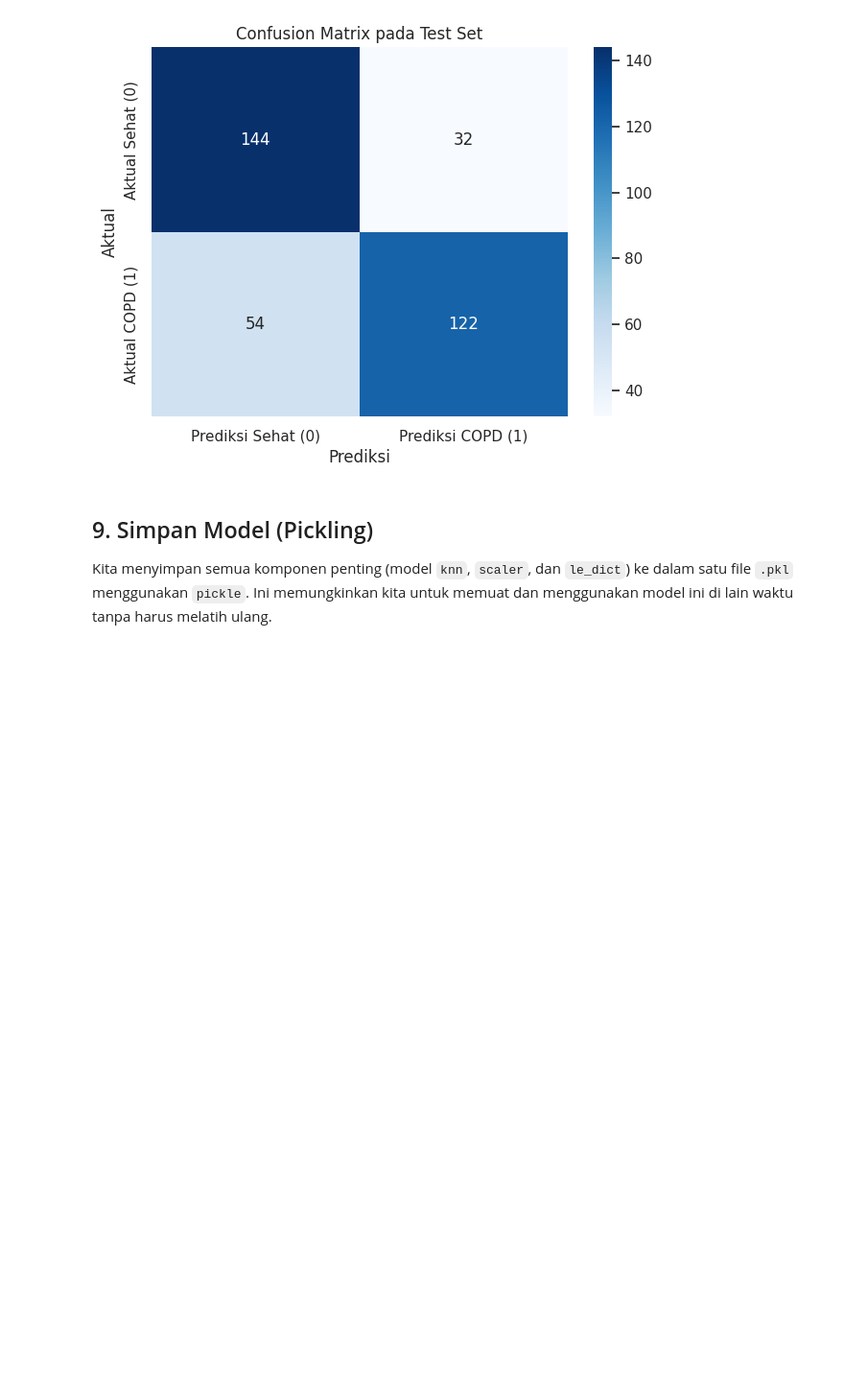
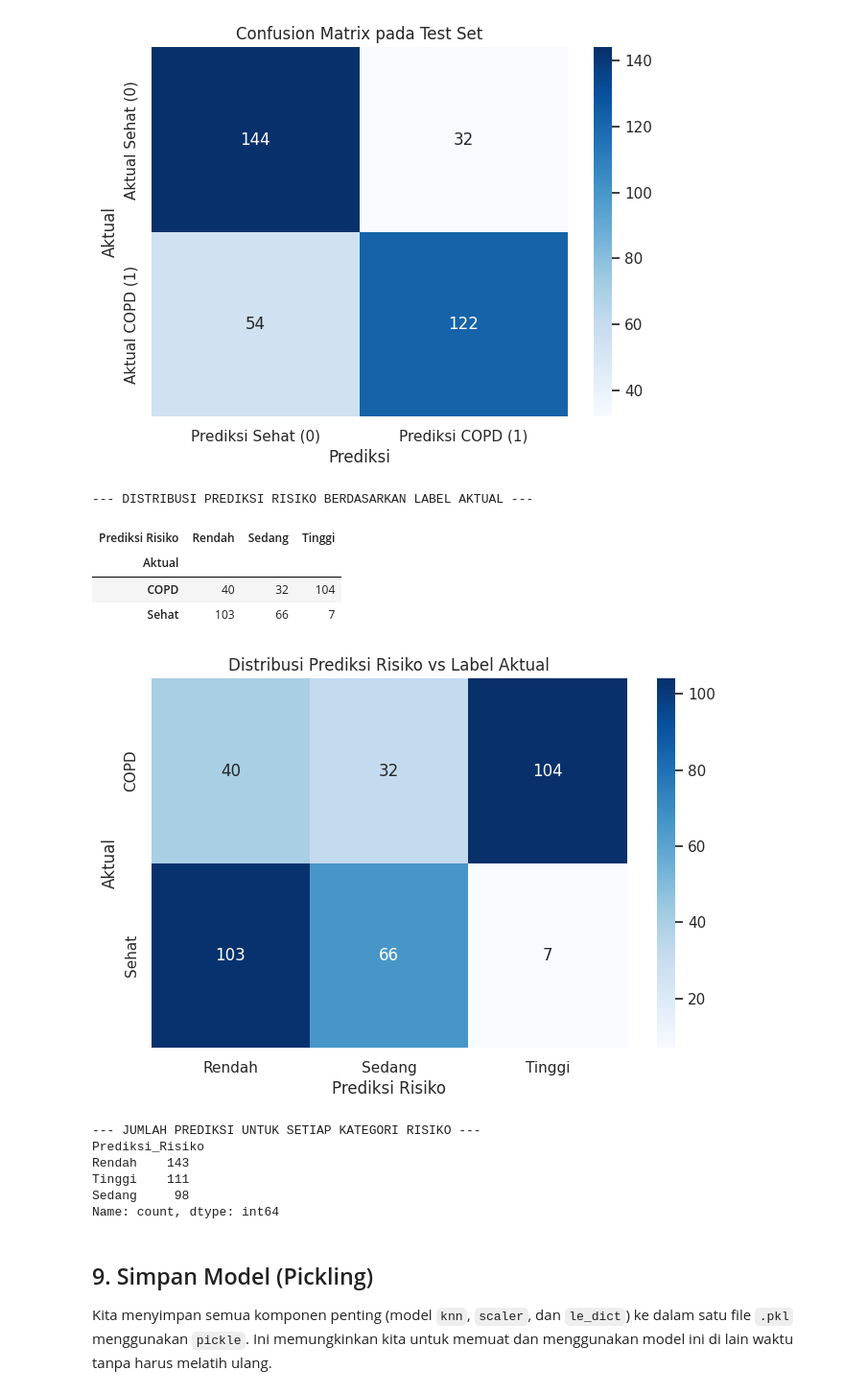
Before and after one commit to oxygenix25/oxygenix, a Jupyter notebook: ppok.ipynb, the cells around one changed output. Shown at 96% size. Drawn from its saved outputs; the diff is of its cells as text; code cells hidden in the pictures; blank space fills up the shorter version.

```diff
--- a/ppok.ipynb
+++ b/ppok.ipynb
@@ -39,7 +39,7 @@ warnings.filterwarnings('ignore')
 # %% [markdown]
 ## 2. Load Dataset
 # %%
-df = pd.read_csv('ppok1.csv')
+df = pd.read_csv('ppok.csv')
 
 df.head()
 # %% [output]
@@ -405,6 +405,57 @@ plt.xlabel('Prediksi')
 plt.show()
 # %% [output]
 [figure]
+# %%
+y_pred_proba = knn.predict_proba(X_test_scaled)
+
+low_risk_threshold = 0.33
+medium_risk_threshold = 0.66
+
+predicted_risk_labels = []
+for prob in y_pred_proba:
+    prob_copd = prob[1]
+    if prob_copd < low_risk_threshold:
+        predicted_risk_labels.append("Rendah")
+    elif prob_copd < medium_risk_threshold:
+        predicted_risk_labels.append("Sedang")
+    else:
+        predicted_risk_labels.append("Tinggi")
+
+results_df = pd.DataFrame({
+    'Aktual': y_test,
+    'Prediksi_Risiko': predicted_risk_labels
+})
+
+results_df['Aktual_Label'] = results_df['Aktual'].map({0: 'Sehat', 1: 'COPD'})
+
+risk_confusion_matrix = pd.crosstab(results_df['Aktual_Label'], results_df['Prediksi_Risiko'],
+                                    rownames=['Aktual'], colnames=['Prediksi Risiko'])
+
+print("--- DISTRIBUSI PREDIKSI RISIKO BERDASARKAN LABEL AKTUAL ---")
+display(risk_confusion_matrix)
+
+plt.figure(figsize=(8, 5))
+sns.heatmap(risk_confusion_matrix, annot=True, fmt='d', cmap='Blues')
+plt.title('Distribusi Prediksi Risiko vs Label Aktual')
+plt.xlabel('Prediksi Risiko')
+plt.ylabel('Aktual')
+plt.show()
+
+print("\n--- JUMLAH PREDIKSI UNTUK SETIAP KATEGORI RISIKO ---")
+print(results_df['Prediksi_Risiko'].value_counts())
+# %% [output]
+--- DISTRIBUSI PREDIKSI RISIKO BERDASARKAN LABEL AKTUAL ---
+| Prediksi Risiko | Rendah | Sedang | Tinggi |
+| Aktual |  |  |  |
+| COPD | 40 | 32 | 104 |
+| Sehat | 103 | 66 | 7 |
+[figure, added]
+--- JUMLAH PREDIKSI UNTUK SETIAP KATEGORI RISIKO ---
+Prediksi_Risiko
+Rendah    143
+Tinggi    111
+Sedang     98
+Name: count, dtype: int64
 # %% [markdown]
 ## 9. Simpan Model (Pickling)
 
```
